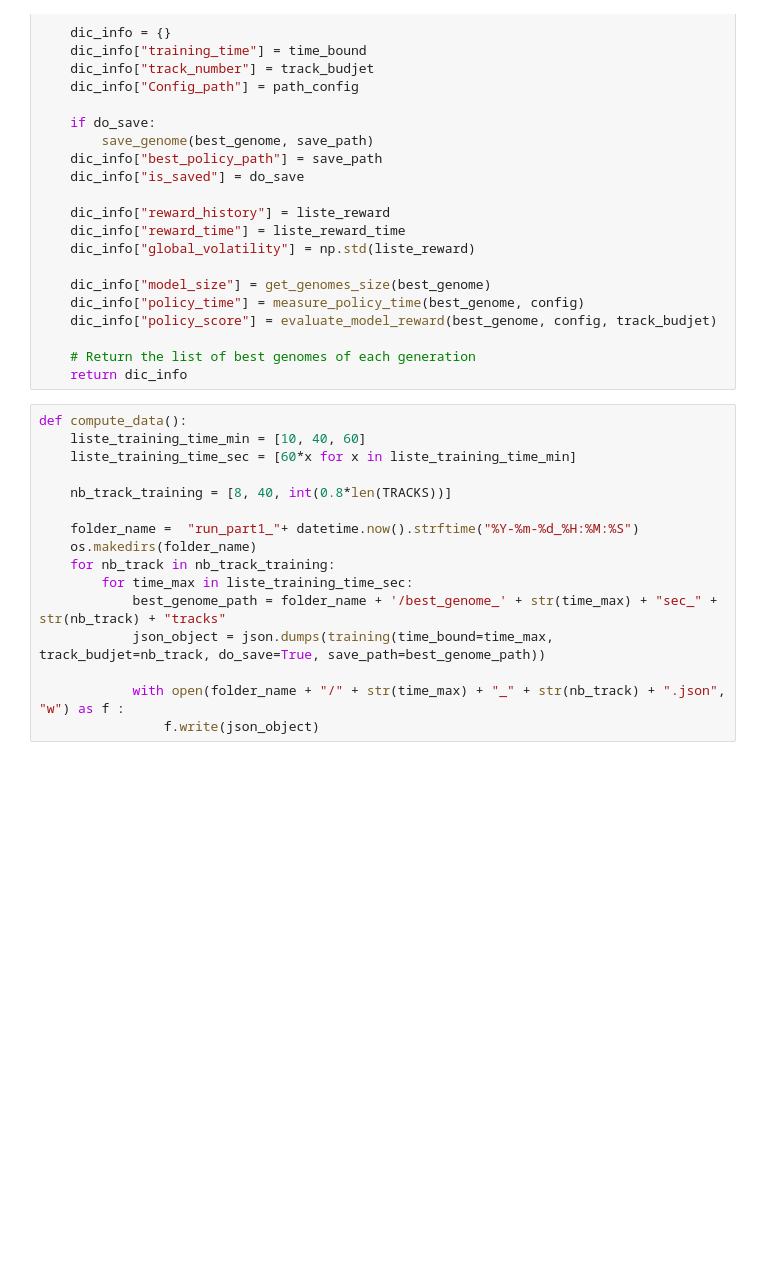
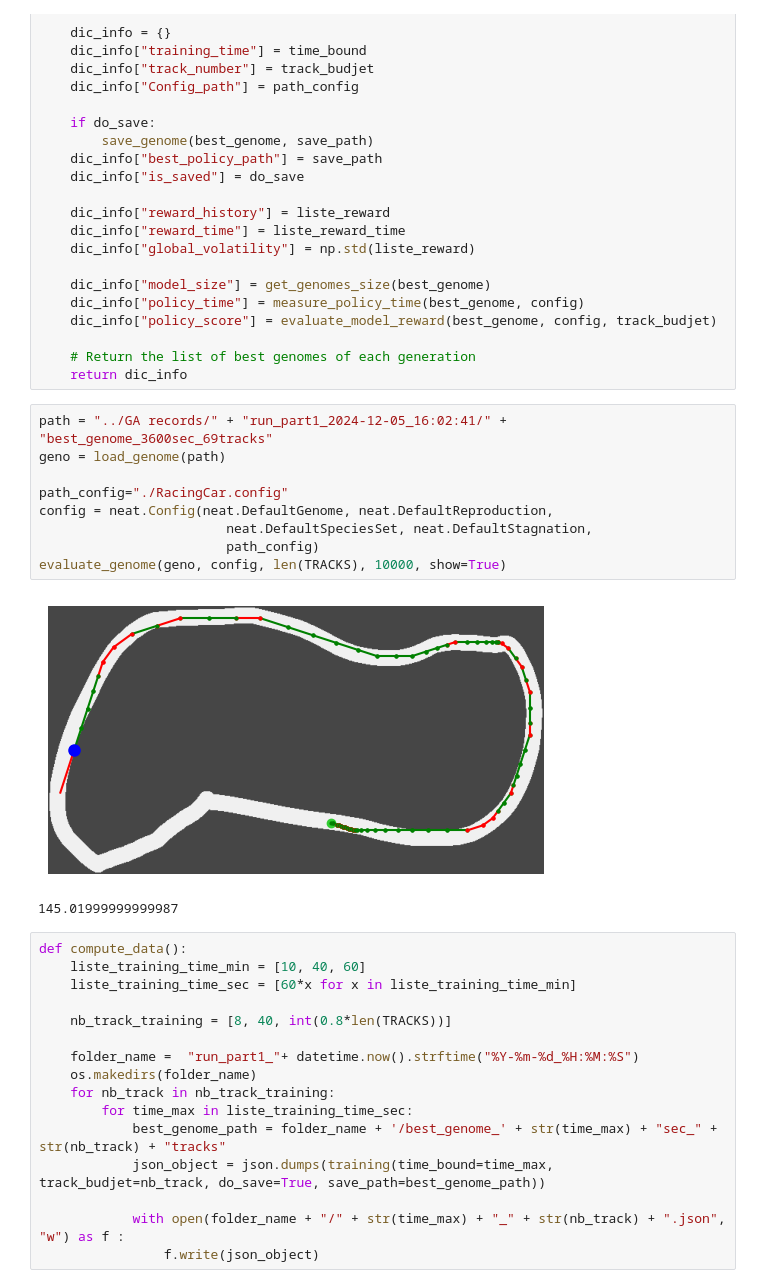
Before and after one commit to GeckSpy/EP-trajectory-optimisation, a Jupyter notebook: NEAT/env_06_data.ipynb, the cells around one changed output. Drawn from its saved outputs; the diff is of its cells as text; blank space fills up the shorter version.

```diff
--- a/NEAT/env_06_data.ipynb
+++ b/NEAT/env_06_data.ipynb
@@ -870,6 +870,18 @@ def training(do_save=False,
 
     # Return the list of best genomes of each generation
     return dic_info
+# %%
+path = "../GA records/" + "run_part1_2024-12-05_16:02:41/" + "best_genome_3600sec_69tracks"
+geno = load_genome(path)
+
+path_config="./RacingCar.config"
+config = neat.Config(neat.DefaultGenome, neat.DefaultReproduction,
+                        neat.DefaultSpeciesSet, neat.DefaultStagnation,
+                        path_config)
+evaluate_genome(geno, config, len(TRACKS), 10000, show=True)
+# %% [output]
+[figure, added]
+145.01999999999987
 # %%
 def compute_data():
     liste_training_time_min = [10, 40, 60]
```
Also changed, not shown: parts of 1 cell of this notebook, 19 other files.
